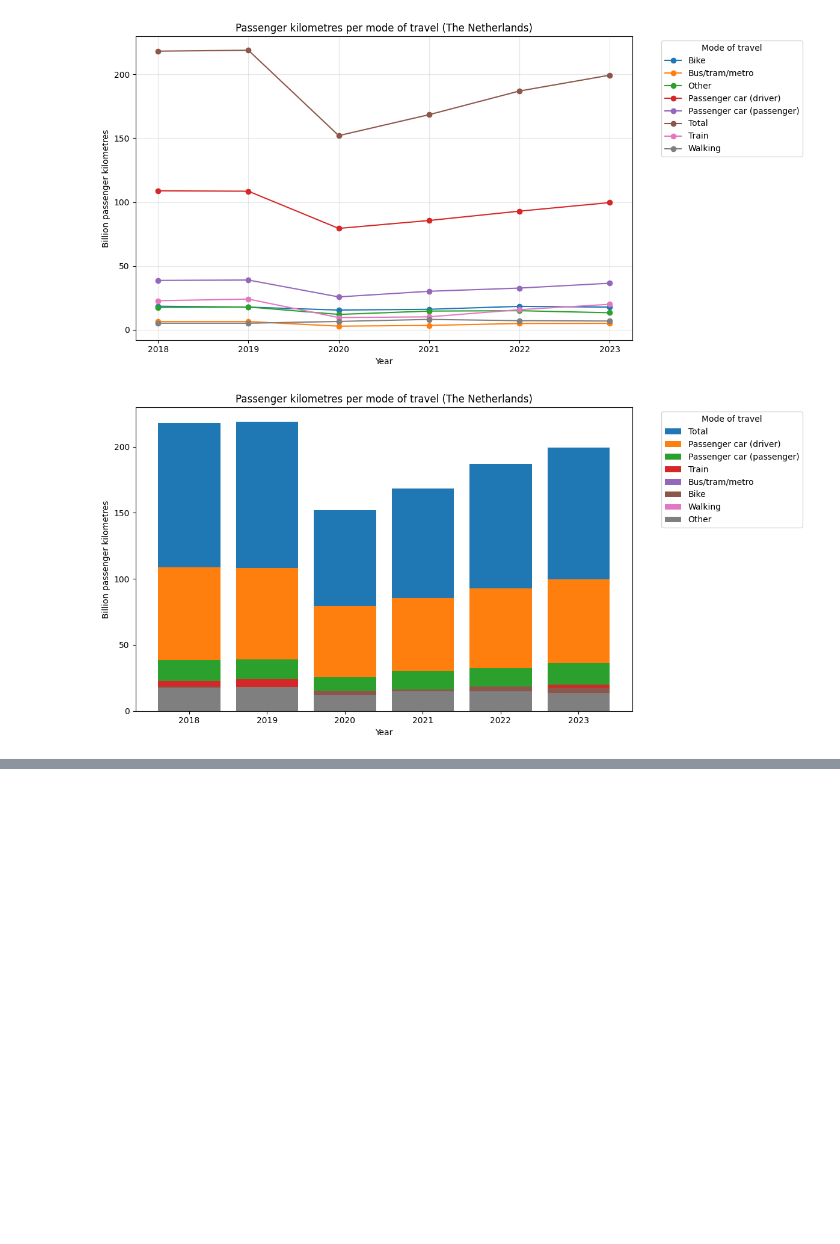
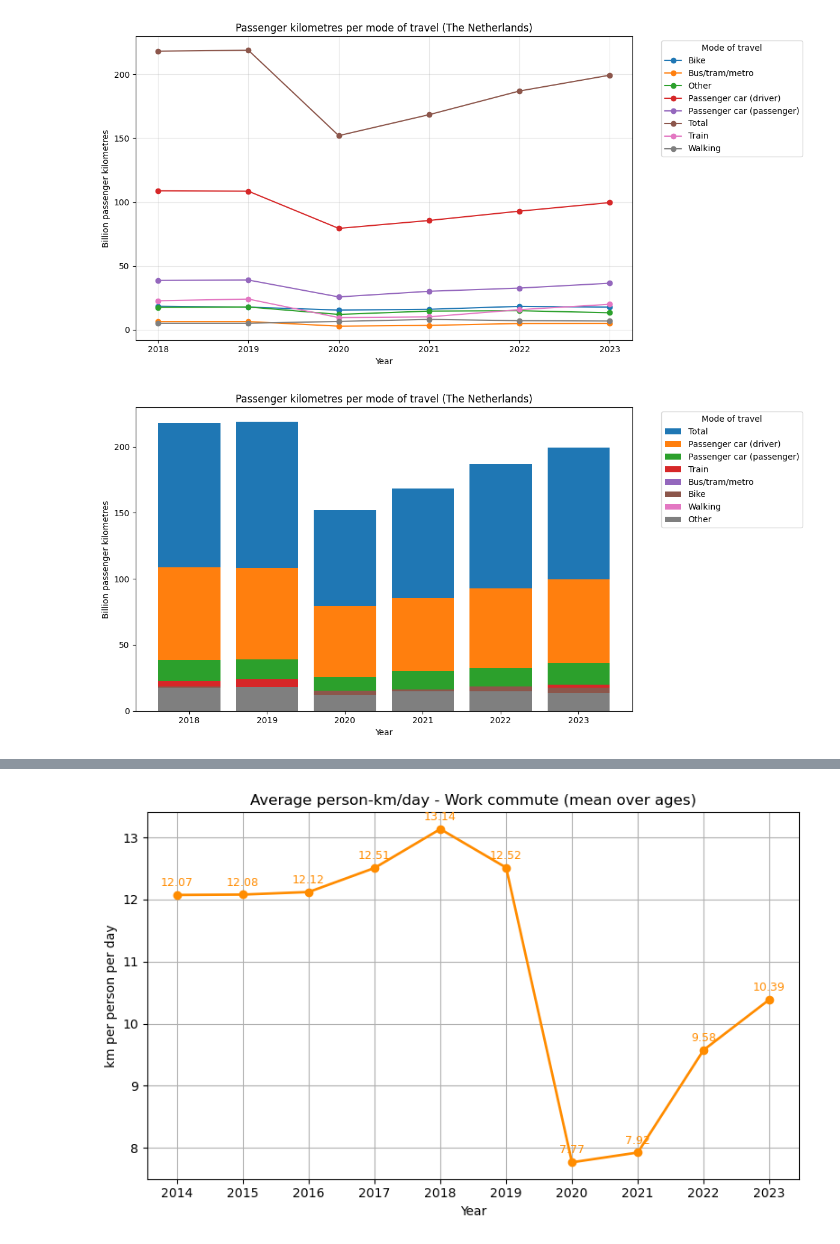
Before and after one commit to lotterus2003/groep24, a Jupyter notebook: Subquestion 1/Subquestion 1.ipynb, the cells around one changed output, grey strips where cells are left out. Saved outputs shown, nothing was run; the diff lists cells and outputs as text; code cells hidden in the pictures; blank space fills up the shorter version.

Commit message:
Subquestion 1: Added 3 extra graphs based on stages *km/stage

```diff
--- a/Subquestion 1/Subquestion 1.ipynb
+++ b/Subquestion 1/Subquestion 1.ipynb
@@ -249,3 +249,17 @@ plt.show()
 # %% [output]
 [figure]
 [figure]
+# %%
+import os
+import pandas as pd
+import matplotlib.pyplot as plt
+
+import pandas as pd
+
+csv_path = "/Users/bentedegen/Desktop/tilprogramming/groep24/Subquestion 1/Mobility_trend__per_stage__travel_modes_06102025_113641_1.csv"
+
+df = pd.read_csv(csv_path, encoding="utf-8-sig")
+
+df_clean = df.dropna()
+
+display(df_clean.head())
@@ -251,0 +273,59 @@ plt.show()
+# %%
+# Naming columns
+stages_col = "Stages per person per day (average) (number)"
+dist_col   = "Distance travelled per stage (average) (passenger kilometres)"
+
+# Strings -> numeric
+def to_num(s):
+    return (s.astype(str)
+             .str.replace("\u202f", "", regex=False)  # narrow no-break space
+             .str.replace("\xa0",  "", regex=False)   # no-break space
+             .str.replace(" ",     "", regex=False)
+             .str.replace(",",     ".", regex=False)  # , -> .
+             .pipe(pd.to_numeric, errors="coerce"))
+
+df_clean[stages_col] = to_num(df_clean[stages_col])
+df_clean[dist_col]   = to_num(df_clean[dist_col])
+
+
+# Filter motive and totals
+motive = "Travel to/from work, (non)-daily commute"
+mask = (
+    (df_clean["Travel motives"] == motive) &
+    (df_clean["Sex"] == "Total male and female") &
+    (df_clean["Modes of travel"] == "Total")
+)
+df_work = df_clean[mask].copy()
+
+#Kilometers per day per person
+df_work["person_km_per_day"] = df_work[stages_col] * df_work[dist_col]
+
+#Average of all age groups per year
+df_avg = (
+    df_work.groupby("Periods", as_index=False)["person_km_per_day"]
+    .mean()
+    .rename(columns={"person_km_per_day": "avg_person_km_per_day"})
+)
+
+#Visualisation
+import matplotlib.pyplot as plt
+
+plt.figure(figsize=(8,5))
+plt.plot(df_avg["Periods"], df_avg["avg_person_km_per_day"],
+         marker="o", color="darkorange", linewidth=2)
+
+plt.title("Average person-km/day - Work commute (mean over ages)")
+plt.xlabel("Year")
+plt.ylabel("km per person per day")
+plt.grid(True)
+plt.xticks(df_avg["Periods"])
+
+# Show exact value
+for x, y in zip(df_avg["Periods"], df_avg["avg_person_km_per_day"]):
+    plt.text(x, y + 0.1, f"{y:.2f}", ha="center", va="bottom",
+             fontsize=9, color="darkorange")
+
+plt.tight_layout()
+plt.show()
+# %% [output]
+[figure, added]
```
Also changed, not shown: parts of 3 cells of this notebook.
